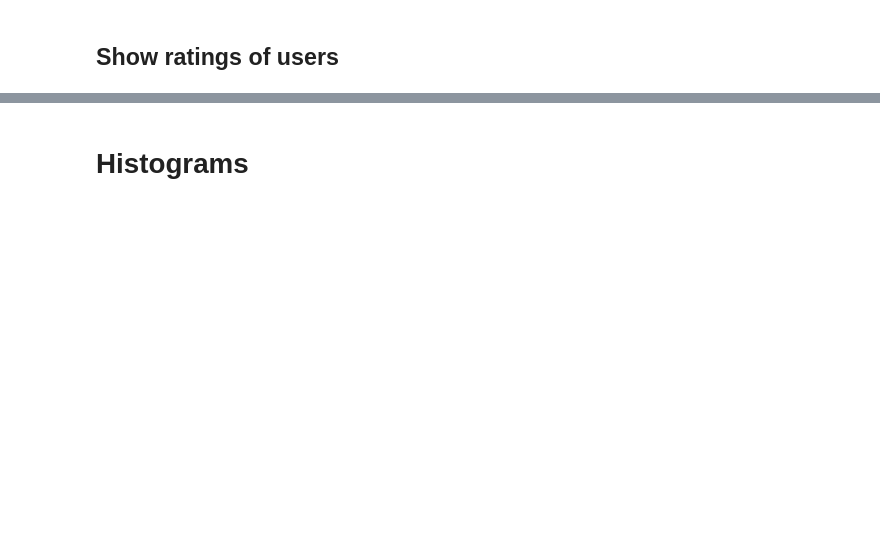
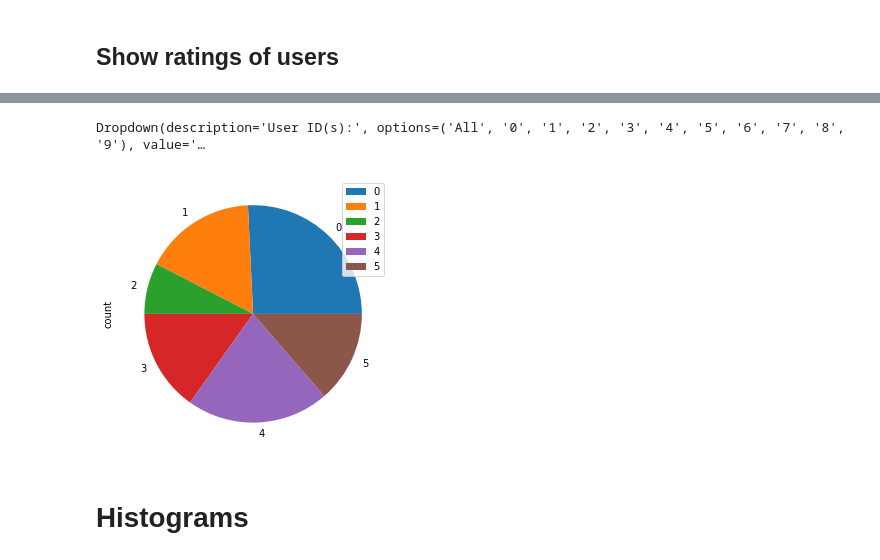
Before and after one commit to donutboy929/tictactAI, a Jupyter notebook: jupyter/visualise-a28-metrics/visualiser.ipynb, the cells around one changed output, grey strips where cells are left out. Drawn from its saved outputs; the diff is of its cells as text; code cells hidden in the pictures; blank space fills up the shorter version.

```diff
--- a/jupyter/visualise-a28-metrics/visualiser.ipynb
+++ b/jupyter/visualise-a28-metrics/visualiser.ipynb
@@ -228,5 +376,2 @@ df_processed_groupedbyID.head()
 # %% [markdown]
 ## Show ratings of users
-# %%
-df_rating = df_timeframed.drop(df_timeframed[df_timeframed['type'] != "CORE_SCENE_RATE"].index)
-df_rating.head()
@@ -274,0 +378,73 @@ plot = df_rating_grouped.plot.pie(y='count', figsize=(5, 5))
+# %%
+dropdown_timeframe_ratings = widgets.Dropdown(
+       options=['Day', 'Week', 'Month', 'Year', 'All Time'],
+       description='Timeframe:')
+
+a = df['userId'].unique()
+a = np.append(['All'], a)
+
+dropdown_user_ratings = widgets.Dropdown(
+       options=a,
+       value='All',
+       description='User ID(s):')
+
+output_widget_ratings = widgets.Output()
+
+today = dt.datetime.now()
+timeframe_ago = dt.datetime(1970, 1, 1)
+
+
+def dropdown_timeframe_eventhandler_ratings(change):
+    common_filtering_ratings(change.new, dropdown_user_ratings.value)
+
+def dropdown_user_eventhandler_ratings(change):
+    common_filtering_ratings(dropdown_timeframe_ratings.value, change.new)
+
+def common_filtering_ratings(timeframe, user):
+    output_widget_ratings.clear_output()
+
+    #timeframe
+    if timeframe == 'Day':
+        timeframe_ago = dt.datetime(today.year, today.month, day=today.day)
+    elif timeframe == 'Week':
+        idx = (today.weekday() + 1) % 7 # MON = 0, SUN = 6 -> SUN = 0 .. SAT = 6
+        last_sun = today - dt.timedelta(7+idx-6)
+        timeframe_ago = dt.datetime(last_sun.year, last_sun.month, day=last_sun.day)
+    elif timeframe == 'Month':
+        timeframe_ago = dt.datetime(today.year, today.month, day=1)
+    elif timeframe == 'Year':
+        timeframe_ago = dt.datetime(today.year, 1, day=1)
+    else:
+        timeframe_ago = dt.datetime(1970, 1, 1)
+    df_processed_timeframed = df_processed.drop(df_processed[df_processed.date < timeframe_ago.date()].index)
+    df_timeframed = df.drop(df[pd.to_datetime(df.timestamp) < timeframe_ago].index)
+    df_timeframed['week_number'] = [dt.datetime.strptime(str(d), '%Y-%m-%d %H:%M:%S').isocalendar()[1] for d in df_timeframed['timestamp']]
+
+    #user
+    df_processed_user_timeframed = df_processed_timeframed
+    df_user_timeframed = df_timeframed
+
+    if user != 'All':
+        dftemp = df_processed_timeframed
+        df_processed_user_timeframed = dftemp.drop(dftemp[dftemp.userId != int(user)].index)
+        df_user_timeframed = df_timeframed.drop(df_timeframed[df_timeframed.userId != int(user)].index)
+
+    with output_widget_ratings:
+        df_rating = df_user_timeframed.drop(df_user_timeframed[df_user_timeframed['type'] != "CORE_SCENE_RATE"].index)
+        df_rating['data_str'] = [ast.literal_eval(str(d)) for d in df_rating['data']]
+        df_rating['rating'] = [d['rating'] for d in df_rating['data_str']]
+        df_rating['rating_cat'] = [d['rating_cat'] for d in df_rating['data_str']]
+        df_rating = df_rating.drop('data', axis=1)
+        df_rating = df_rating.drop('data_str', axis=1)
+        df_rating_grouped = pd.DataFrame({'temp' : df_rating.groupby(["rating"])['type']}).reset_index()
+        df_rating_grouped['count'] = [len(d[1]) for d in df_rating_grouped['temp']]
+        df_rating_grouped = df_rating_grouped.drop('temp', axis=1)
+        df_rating_grouped.columns = ['rating', 'count']
+        plot = df_rating_grouped.plot.pie(y='count', figsize=(5, 5))
+        display(plot)
+
+dropdown_timeframe_ratings.observe(dropdown_timeframe_eventhandler_ratings, names='value')
+dropdown_user_ratings.observe(dropdown_user_eventhandler_ratings, names='value')
+display(dropdown_timeframe_ratings)
+display(dropdown_user_ratings)
+# %% [output]
@@ -275,2 +452,4 @@ plot = df_rating_grouped.plot.pie(y='count', figsize=(5, 5))
+Dropdown(description='User ID(s):', options=('All', '0', '1', '2', '3', '4', '5', '6', '7', '8', '9'), value='…
+[figure, added]
 # %% [markdown]
 # Histograms
```
Also changed, not shown: parts of 50 cells of this notebook, 2 other files.
